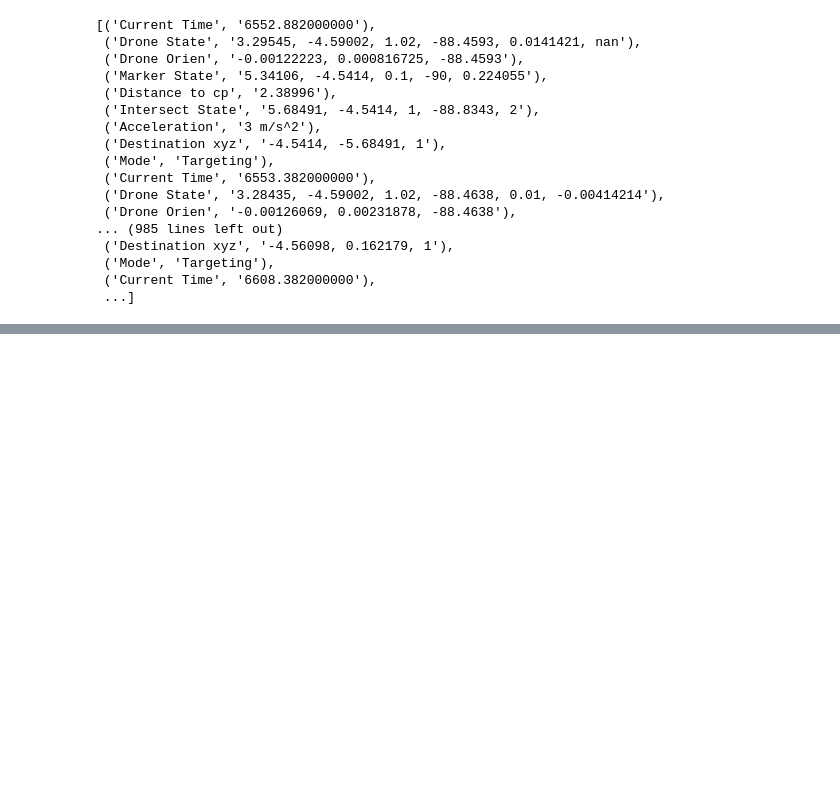
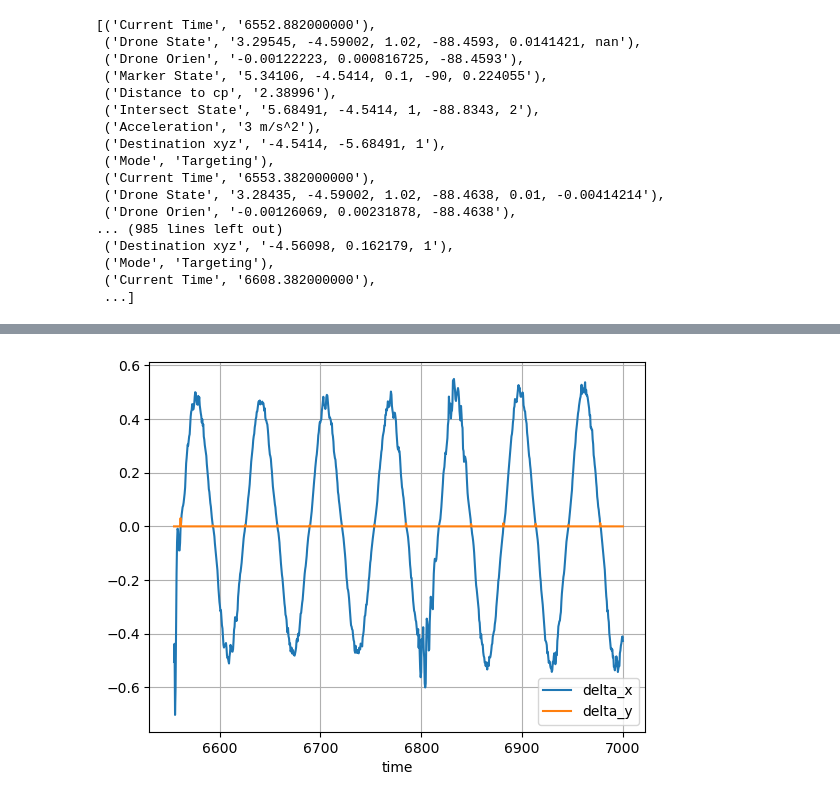
Before and after one commit to qphan02/RTX-Competition-UAV-data-analysis, a Jupyter notebook: flight_analysis.ipynb, the cells around one changed output, grey strips where cells are left out. Cells and saved outputs as stored; diff of their text form; code cells hidden in the pictures; blank space fills up the shorter version.

```diff
--- a/flight_analysis.ipynb
+++ b/flight_analysis.ipynb
@@ -220,8 +221,11 @@ data['marker_x'].plot()
 # %%
 # plot the difference between the marker and drone positions
-(data['marker_x']-data['drone_x']).plot()
-(data['marker_y']-data['drone_y']).plot()
-data['marker_x'].plot()
+(data['marker_x']-data['intersect_x']).plot()
+(data['marker_y']-data['intersect_y']).plot()
+plt.legend(['delta_x', 'delta_y'])
+plt.grid()
+# %% [output]
+[figure, added]
 # %%
 # plot marker velocity and drone velocity
 data[['drone_spd', 'marker_spd']].plot()
```
Also changed, not shown: parts of 11 cells of this notebook.
